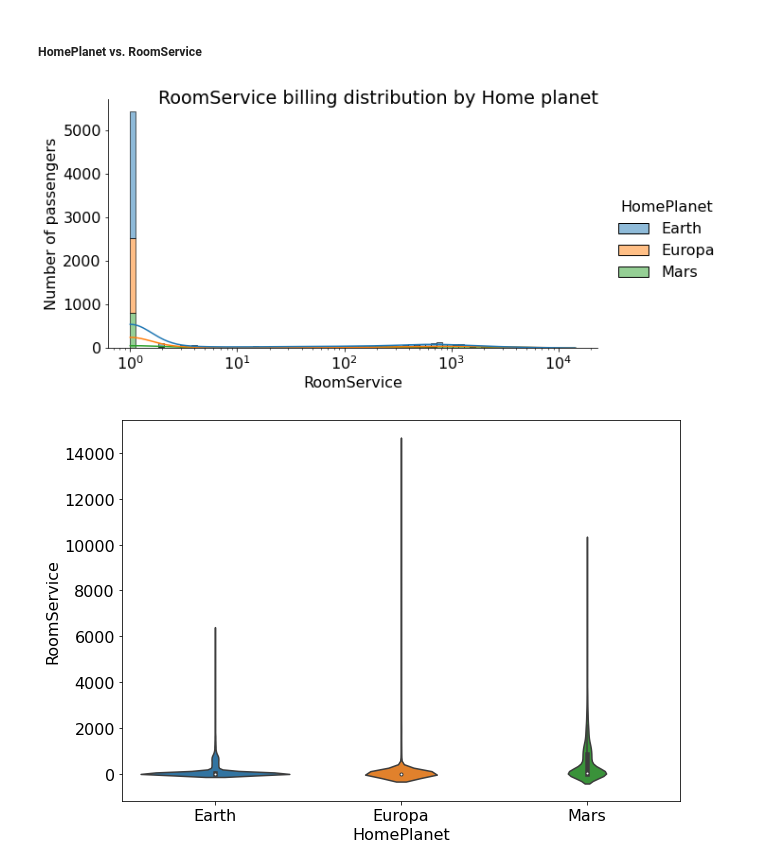
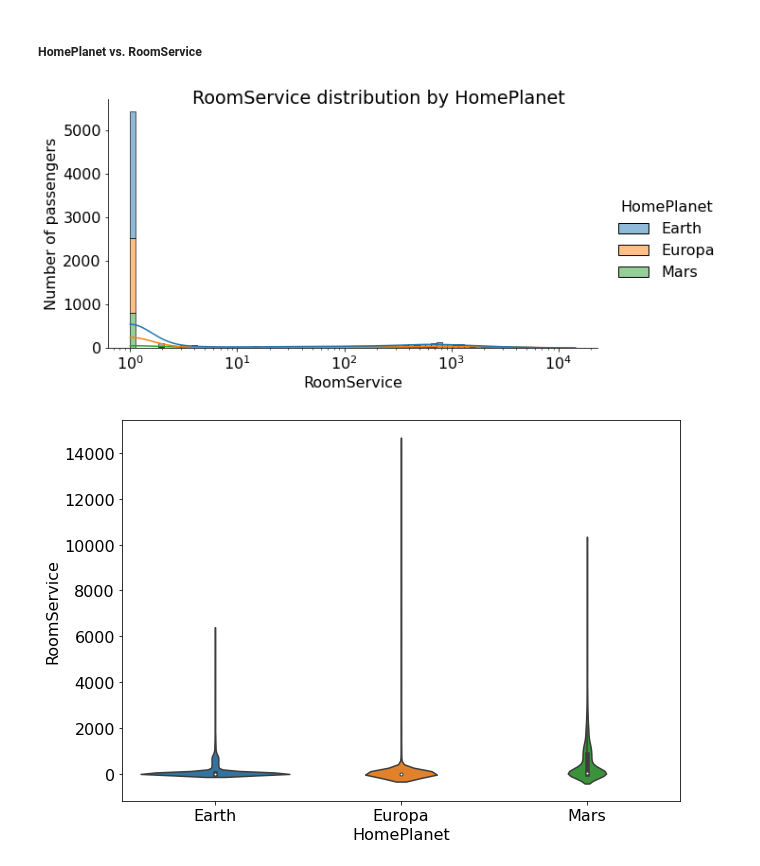
Before and after one commit to ParalogyX/spaceship_titanic, a Jupyter notebook: EDA.ipynb, the cells around one changed output. Drawn from its saved outputs; the diff is of its cells as text; code cells hidden in the pictures.

```diff
--- a/EDA.ipynb
+++ b/EDA.ipynb
@@ -722,14 +748,10 @@ Chi-square test rejects our null hypothesis that there is no correlation between
 Only small part (about 2.5%) of Earth travellers bought VIP service, compare to Europa (about 9%) and Mars (about 6.5%)
 # %% [markdown]
 ##### HomePlanet vs. RoomService
-# %%
-df['RoomService'] = df['RoomService'] + 1   # To avoid error on log_scale
-g = sns.displot(df, x='RoomService', kde=True, bins=80, color = 'royalblue', height=4.75, aspect=1.83, hue='HomePlanet', multiple="stack", log_scale=(True,False))
-df['RoomService'] = df['RoomService'] - 1   # Restore values
-g.set_axis_labels("RoomService", "Number of passengers")
-g.fig.suptitle("RoomService billing distribution by Home planet");
-# %% [output]
-[figure, removed]
+# %%
+group_displot(('RoomService', 'HomePlanet'), log_scales=(True,False))
+# %% [output]
+[figure, added]
 # %%
 ax = sns.violinplot(x='HomePlanet', y='RoomService', data=df)
 #plt.yscale('log')
```
Also changed, not shown: parts of 384 cells of this notebook.
